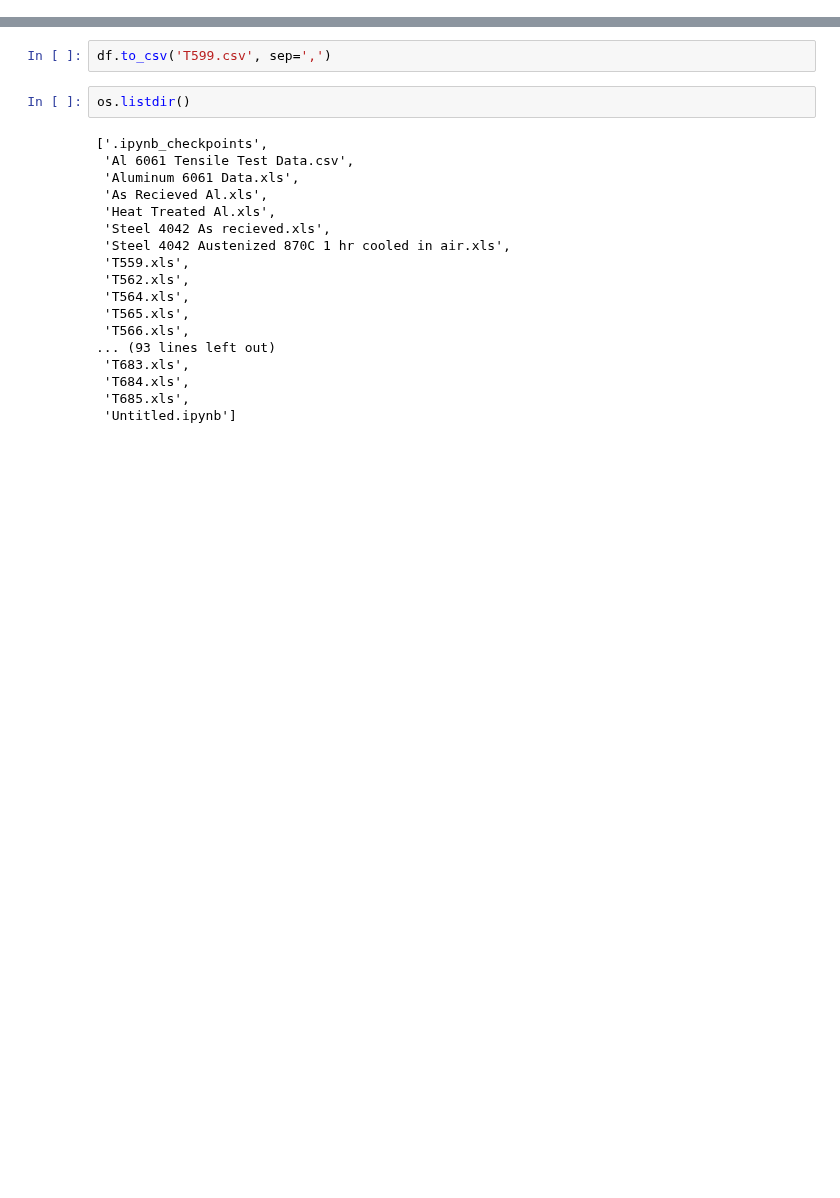
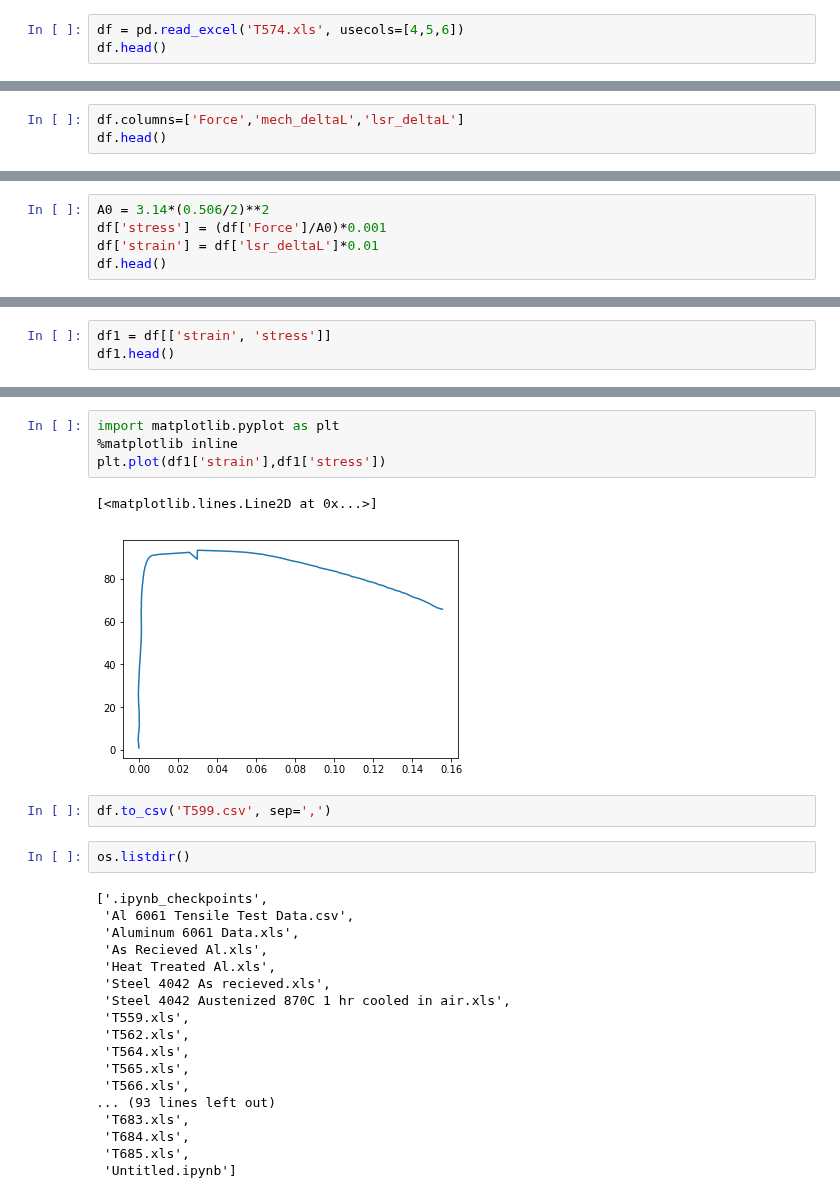
Before and after one commit to ProfessorKazarinoff/staticsite, a Jupyter notebook: output/code/tensiletest/change_xls_to_csv.ipynb, the cells around one changed output, grey strips where cells are left out. Saved outputs shown, nothing was run; the diff lists cells and outputs as text; blank space fills up the shorter version.

```diff
--- a/output/code/tensiletest/change_xls_to_csv.ipynb
+++ b/output/code/tensiletest/change_xls_to_csv.ipynb
@@ -48,0 +51,3 @@ WARNING *** OLE2 inconsistency: SSCS size is 0 but SSAT size is non-zero
+# %%
+df = pd.read_excel('T574.xls', usecols=[4,5,6])
+df.head()
@@ -48,0 +62,3 @@ WARNING *** OLE2 inconsistency: SSCS size is 0 but SSAT size is non-zero
+# %%
+df.columns=['Force','mech_deltaL','lsr_deltaL']
+df.head()
@@ -48,0 +72,5 @@ WARNING *** OLE2 inconsistency: SSCS size is 0 but SSAT size is non-zero
+# %%
+A0 = 3.14*(0.506/2)**2
+df['stress'] = (df['Force']/A0)*0.001
+df['strain'] = df['lsr_deltaL']*0.01
+df.head()
@@ -48,0 +84,3 @@ WARNING *** OLE2 inconsistency: SSCS size is 0 but SSAT size is non-zero
+# %%
+df1 = df[['strain', 'stress']]
+df1.head()
@@ -49,3 +94,10 @@ WARNING *** OLE2 inconsistency: SSCS size is 0 but SSAT size is non-zero
+# %%
+import matplotlib.pyplot as plt
+%matplotlib inline
+plt.plot(df1['strain'],df1['stress'])
+# %% [output]
+[<matplotlib.lines.Line2D at 0x...>]
+[figure, added]
 # %%
 df.to_csv('T599.csv', sep=',')
 # %%
```
Also changed, not shown: parts of 8 cells of this notebook, 15 other files.
